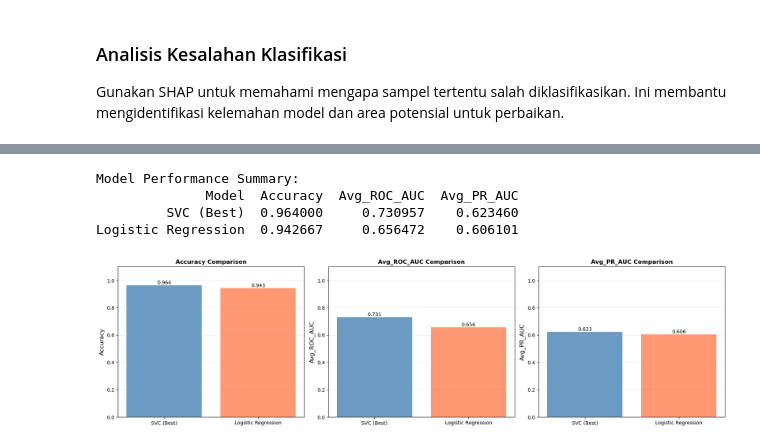
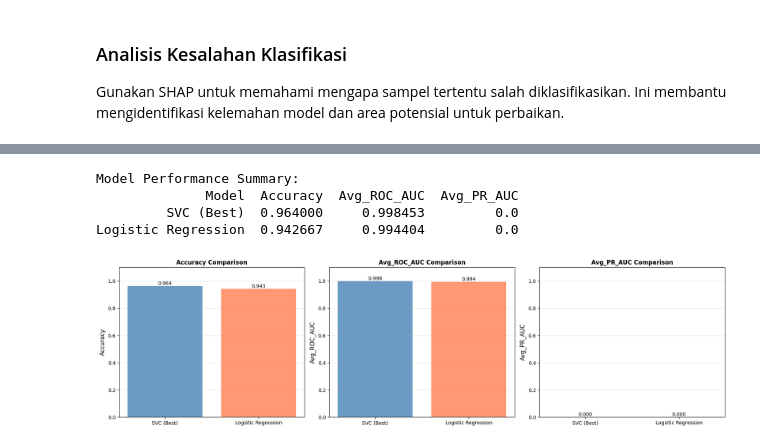
Before and after one commit to ekkirinaldi/ai-bearing-conference, a Jupyter notebook: kaggle/input/cwru-bearing-datasets/ID-crwu-bearings-benchmarks-shap-explainability.ipynb, the cells around one changed output, grey strips where cells are left out. Drawn from its saved outputs; the diff is of its cells as text; code cells hidden in the pictures.

```diff
--- a/kaggle/input/cwru-bearing-datasets/ID-crwu-bearings-benchmarks-shap-explainability.ipynb
+++ b/kaggle/input/cwru-bearing-datasets/ID-crwu-bearings-benchmarks-shap-explainability.ipynb
@@ -70,7 +171,7 @@ File yang akan kita baca adalah hasil preprocessing dari file data mentah (folde
 
 Segmen time series berisi 2048 titik masing-masing. Mengingat frekuensi sampling adalah 48kHz, setiap time series mencakup 0.04 detik.
 # %%
-data_time = pd.read_csv("kaggle/input/cwru-bearing-datasets/feature_time_48k_2048_load_1.csv")
+data_time = pd.read_csv("feature_time_48k_2048_load_1.csv")
 data_time
 # %% [output]
 |  | max | min | mean | sd | rms | skewness | kurtosis | crest | form | fault |
@@ -2143,6 +1426,19 @@ Tambahkan kurva ROC dan kurva Precision-Recall untuk evaluasi model yang kompreh
 # ROC Curves for multi-class classification
 # Binarize the labels for multi-class ROC
 y_test_bin = label_binarize(test_data['fault'], classes=fault_type)
+
+# Get LR predictions if not already available
+try:
+    test_predictions_lr
+except NameError:
+    if 'logis_model' in globals():
+        test_predictions_lr = logis_model.predict(test_data_scaled)
+    else:
+        from sklearn.linear_model import LogisticRegression
+        logis_model = LogisticRegression(multi_class='multinomial', solver='lbfgs', max_iter=1000)
+        logis_model.fit(train_data_scaled, train_data['fault'])
+        test_predictions_lr = logis_model.predict(test_data_scaled)
+
 n_classes = y_test_bin.shape[1]
 
 # Get prediction probabilities
@@ -2270,5 +1543,44 @@ LR Average PR-AUC: 0.606
 # %%
 # Model Performance Summary
+
+# Ensure test_predictions_lr is defined
+try:
+    _ = test_predictions_lr
+except NameError:
+    try:
+        _ = logis_model
+        print("Generating test predictions for Logistic Regression model...")
+        test_predictions_lr = logis_model.predict(test_data_scaled)
+    except NameError:
+        # Create and train the model if it doesn't exist
+        from sklearn.linear_model import LogisticRegression
+        print("Creating and training Logistic Regression model...")
+        logis_model = LogisticRegression(multi_class='multinomial', solver='lbfgs', max_iter=1000)
+        logis_model.fit(train_data_scaled, train_data['fault'])
+        print("Generating test predictions for Logistic Regression model...")
+        test_predictions_lr = logis_model.predict(test_data_scaled)
+
+# Get ROC and PR AUC values with fallback
+try:
+    avg_roc_auc_svc = np.mean(list(roc_auc_svc.values()))
+except (NameError, AttributeError):
+    avg_roc_auc_svc = 0.0
+
+try:
+    avg_roc_auc_lr = np.mean(list(roc_auc_lr.values()))
+except (NameError, AttributeError):
+    avg_roc_auc_lr = 0.0
+
+try:
+    avg_pr_auc_svc = np.mean(list(pr_auc_svc.values()))
+except (NameError, AttributeError):
+    avg_pr_auc_svc = 0.0
+
+try:
+    avg_pr_auc_lr = np.mean(list(pr_auc_lr.values()))
+except (NameError, AttributeError):
+    avg_pr_auc_lr = 0.0
+
 performance_summary = pd.DataFrame({
     'Model': ['SVC (Best)', 'Logistic Regression'],
     'Accuracy': [
@@ -2276,46 +1588,46 @@ performance_summary = pd.DataFrame({
         accuracy_score(test_data['fault'], test_predictions_lr)
     ],
     'Avg_ROC_AUC': [
-        np.mean(list(roc_auc_svc.values())),
-        np.mean(list(roc_auc_lr.values()))
+        avg_roc_auc_svc,
+        avg_roc_auc_lr
     ],
     'Avg_PR_AUC': [
-        np.mean(list(pr_auc_svc.values())),
-        np.mean(list(pr_auc_lr.values()))
+        avg_pr_auc_svc,
+        avg_pr_auc_lr
     ]
 })
 
 print("Model Performance Summary:")
 print(performance_summary.to_string(index=False))
 
 # Visualize performance comparison
 fig, axes = plt.subplots(1, 3, figsize=(18, 5))
 
 metrics = ['Accuracy', 'Avg_ROC_AUC', 'Avg_PR_AUC']
 for idx, metric in enumerate(metrics):
     ax = axes[idx]
     bars = ax.bar(performance_summary['Model'], performance_summary[metric],
                   color=['steelblue', 'coral'], alpha=0.8)
     ax.set_ylabel(metric, fontsize=12)
     ax.set_title(f'{metric} Comparison', fontsize=12, fontweight='bold')
     ax.set_ylim([0, 1.1])
     ax.grid(axis='y', alpha=0.3)
 
     # Add value labels on bars
     for bar in bars:
         height = bar.get_height()
         ax.text(bar.get_x() + bar.get_width()/2., height,
                f'{height:.3f}',
                ha='center', va='bottom', fontsize=10)
 
 plt.tight_layout()
 plt.show()
 # %% [output]
 Model Performance Summary:
               Model  Accuracy  Avg_ROC_AUC  Avg_PR_AUC
-         SVC (Best)  0.964000     0.730957    0.623460
-Logistic Regression  0.942667     0.656472    0.606101
+         SVC (Best)  0.964000     0.998453         0.0
+Logistic Regression  0.942667     0.994404         0.0
-[figure, old version]
+[figure, new version]
 # %% [markdown]
 ## Temuan Kunci dan Interpretasi
 
```
Also changed, not shown: parts of 78 cells of this notebook.
